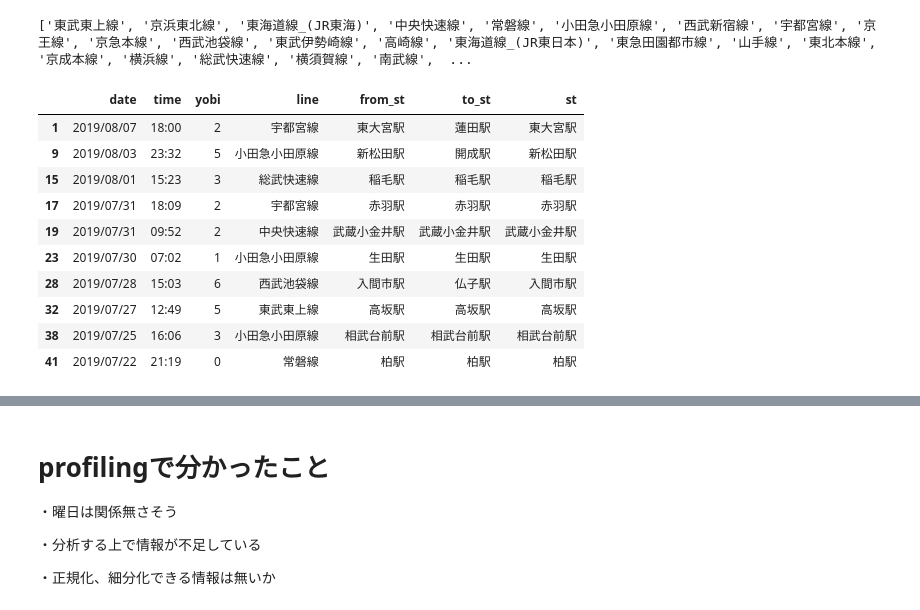
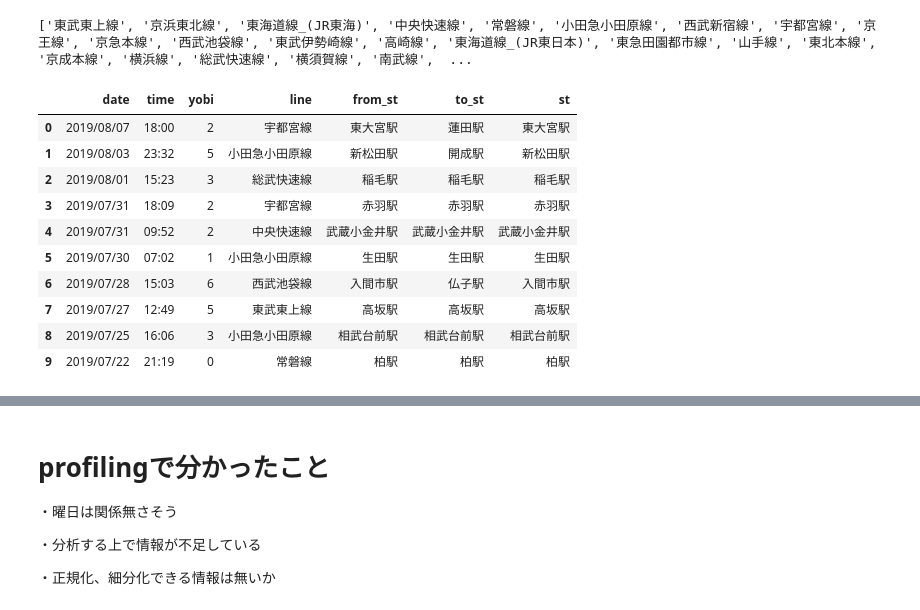
Before and after one commit to soichi-fujiwara/jupyter-notebook, a Jupyter notebook: Web_scraping_Accidents.ipynb, the cells around one changed output, grey strips where cells are left out. Drawn from its saved outputs; the diff is of its cells as text; code cells hidden in the pictures.

```diff
--- a/Web_scraping_Accidents.ipynb
+++ b/Web_scraping_Accidents.ipynb
@@ -82,8 +84,8 @@ df.to_csv(filename, encoding = 'utf-8')
 # %%
-import seaborn as sns
+import pandas as pd
 
 #index_col=0を付けないとUnnamedというカラムが作成されてしまう。
-df_ac = pd.read_csv("Accident_list.csv",index_col=0)
-# pdp.ProfileReport(df_ac)
+df_ac = pd.read_csv("Accident_list.csv")
 
-df_ac["line"].value_counts().head(50)
+#不要な項目は削除
+df_ac["line"].value_counts().head(30)
@@ -103,19 +123,25 @@ print(kanto_line_list)
 # %%
 #関東(首都圏)に影響を与えそうな路線のデータのみ抽出
 new_data = df_ac[df_ac['line'].isin(kanto_line_list)]
+new_data = new_data.reset_index()
+
+#不要な項目を削除
+new_data = new_data.drop("idx",axis=1)
+new_data = new_data.drop("index",axis=1)
+
 new_data.head(10)
 # %% [output]
 |  | date | time | yobi | line | from_st | to_st | st |
-| 1 | 2019/08/07 | 18:00 | 2 | 宇都宮線 | 東大宮駅 | 蓮田駅 | 東大宮駅 |
-| 9 | 2019/08/03 | 23:32 | 5 | 小田急小田原線 | 新松田駅 | 開成駅 | 新松田駅 |
-| 15 | 2019/08/01 | 15:23 | 3 | 総武快速線 | 稲毛駅 | 稲毛駅 | 稲毛駅 |
-| 17 | 2019/07/31 | 18:09 | 2 | 宇都宮線 | 赤羽駅 | 赤羽駅 | 赤羽駅 |
-| 19 | 2019/07/31 | 09:52 | 2 | 中央快速線 | 武蔵小金井駅 | 武蔵小金井駅 | 武蔵小金井駅 |
-| 23 | 2019/07/30 | 07:02 | 1 | 小田急小田原線 | 生田駅 | 生田駅 | 生田駅 |
-| 28 | 2019/07/28 | 15:03 | 6 | 西武池袋線 | 入間市駅 | 仏子駅 | 入間市駅 |
-| 32 | 2019/07/27 | 12:49 | 5 | 東武東上線 | 高坂駅 | 高坂駅 | 高坂駅 |
-| 38 | 2019/07/25 | 16:06 | 3 | 小田急小田原線 | 相武台前駅 | 相武台前駅 | 相武台前駅 |
-| 41 | 2019/07/22 | 21:19 | 0 | 常磐線 | 柏駅 | 柏駅 | 柏駅 |
+| 0 | 2019/08/07 | 18:00 | 2 | 宇都宮線 | 東大宮駅 | 蓮田駅 | 東大宮駅 |
+| 1 | 2019/08/03 | 23:32 | 5 | 小田急小田原線 | 新松田駅 | 開成駅 | 新松田駅 |
+| 2 | 2019/08/01 | 15:23 | 3 | 総武快速線 | 稲毛駅 | 稲毛駅 | 稲毛駅 |
+| 3 | 2019/07/31 | 18:09 | 2 | 宇都宮線 | 赤羽駅 | 赤羽駅 | 赤羽駅 |
+| 4 | 2019/07/31 | 09:52 | 2 | 中央快速線 | 武蔵小金井駅 | 武蔵小金井駅 | 武蔵小金井駅 |
+| 5 | 2019/07/30 | 07:02 | 1 | 小田急小田原線 | 生田駅 | 生田駅 | 生田駅 |
+| 6 | 2019/07/28 | 15:03 | 6 | 西武池袋線 | 入間市駅 | 仏子駅 | 入間市駅 |
+| 7 | 2019/07/27 | 12:49 | 5 | 東武東上線 | 高坂駅 | 高坂駅 | 高坂駅 |
+| 8 | 2019/07/25 | 16:06 | 3 | 小田急小田原線 | 相武台前駅 | 相武台前駅 | 相武台前駅 |
+| 9 | 2019/07/22 | 21:19 | 0 | 常磐線 | 柏駅 | 柏駅 | 柏駅 |
 # %%
 !pip install pandas-profiling
 # %%
```
Also changed, not shown: parts of 5 cells of this notebook.
